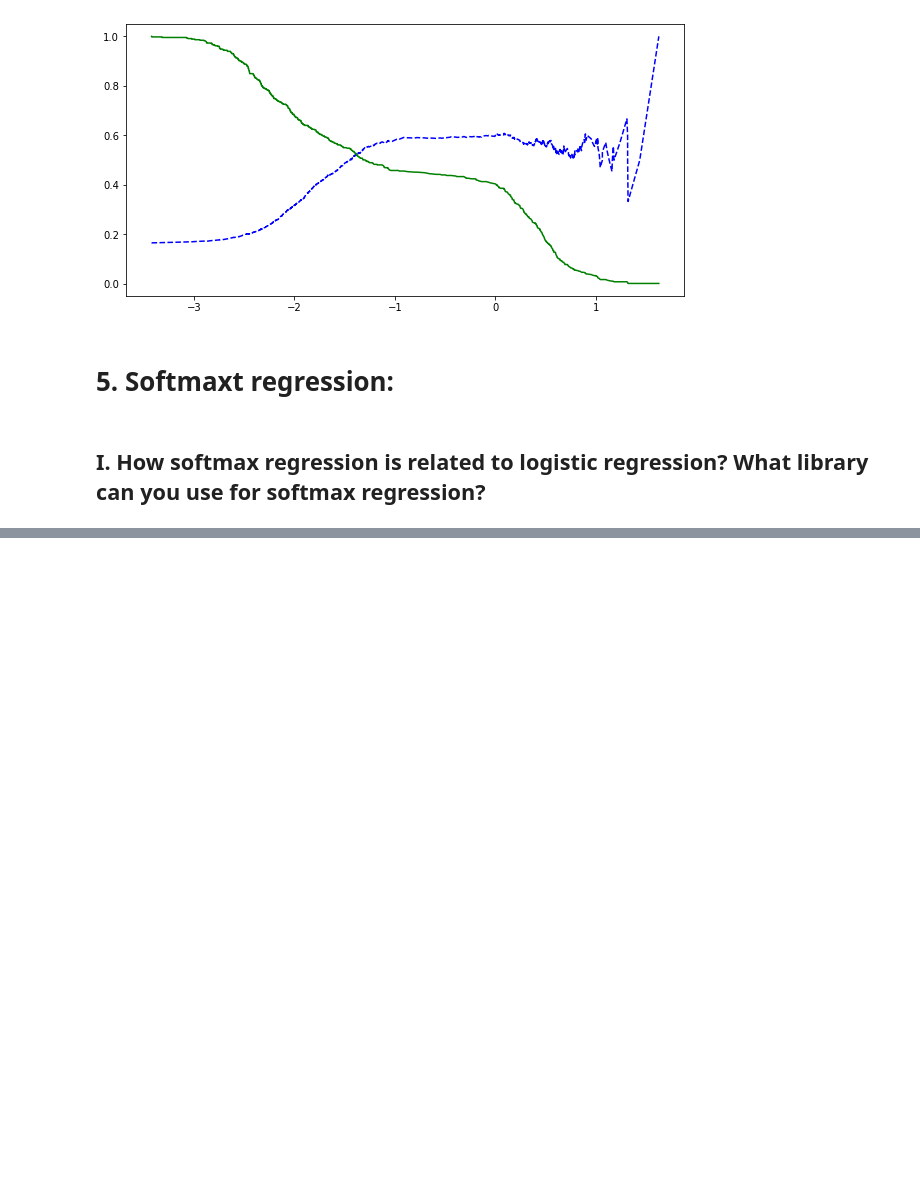
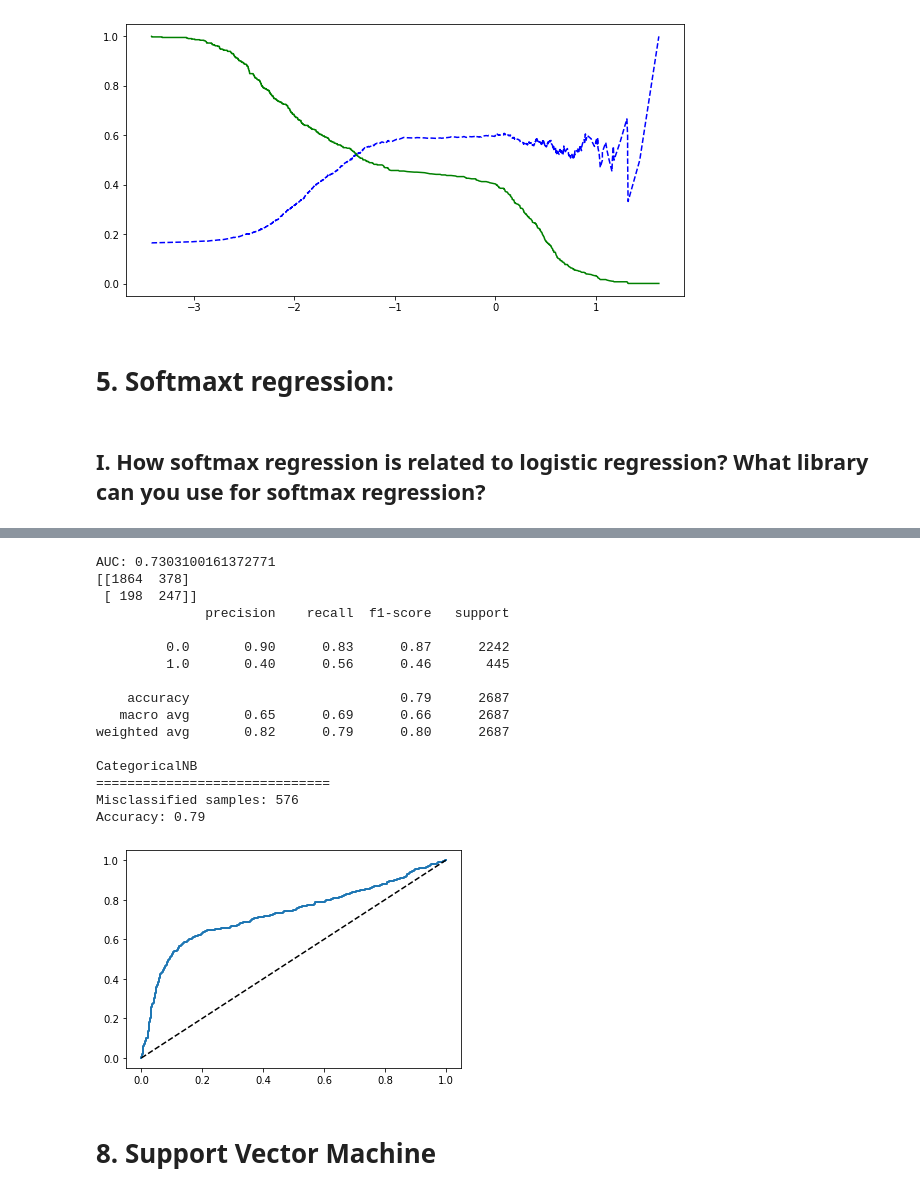
Before and after one commit to jmazor/Machine-A3, a Jupyter notebook: Mazor-A3.ipynb, the cells around one changed output, grey strips where cells are left out. Saved outputs shown, nothing was run; the diff lists cells and outputs as text; code cells hidden in the pictures; blank space fills up the shorter version.

```diff
--- a/Mazor-A3.ipynb
+++ b/Mazor-A3.ipynb
@@ -655,0 +851,43 @@ plt.show()
+# %%
+cnb = CategoricalNB()
+cnb.fit(X_train, y_train)
+y_cnb_pred = cnb.predict(X_test)
+y_cnb_scores = cnb.predict_proba(X_test)
+y_cnb_pred_prob = cnb.predict_proba(X_test)
+y_cnb_scores = y_gnb_pred_prob[:,1]
+fpr, tpr, thresholds = roc_curve(y_test, y_cnb_scores)
+plot_roc_curve(fpr, tpr)
+print("AUC: " + str(roc_auc_score(y_test, y_cnb_scores)))
+
+from sklearn.metrics import classification_report
+print(confusion_matrix(y_test, y_cnb_pred))
+print(classification_report(y_test, y_cnb_pred))
+
+# how did our model perform?
+count_misclassified = (y_test != y_cnb_pred).sum()
+
+print("CategoricalNB")
+print("=" * 30)
+print('Misclassified samples: {}'.format(count_misclassified))
+accuracy = accuracy_score(y_test, y_cnb_pred)
+print('Accuracy: {:.2f}'.format(accuracy))
+# %% [output]
+AUC: 0.7303100161372771
+[[1864  378]
+ [ 198  247]]
+              precision    recall  f1-score   support
+
+         0.0       0.90      0.83      0.87      2242
+         1.0       0.40      0.56      0.46       445
+
+    accuracy                           0.79      2687
+   macro avg       0.65      0.69      0.66      2687
+weighted avg       0.82      0.79      0.80      2687
+
+CategoricalNB
+==============================
+Misclassified samples: 576
+Accuracy: 0.79
+[figure, added]
+# %% [markdown]
+# 8. Support Vector Machine
```
Also changed, not shown: parts of 39 cells of this notebook.
